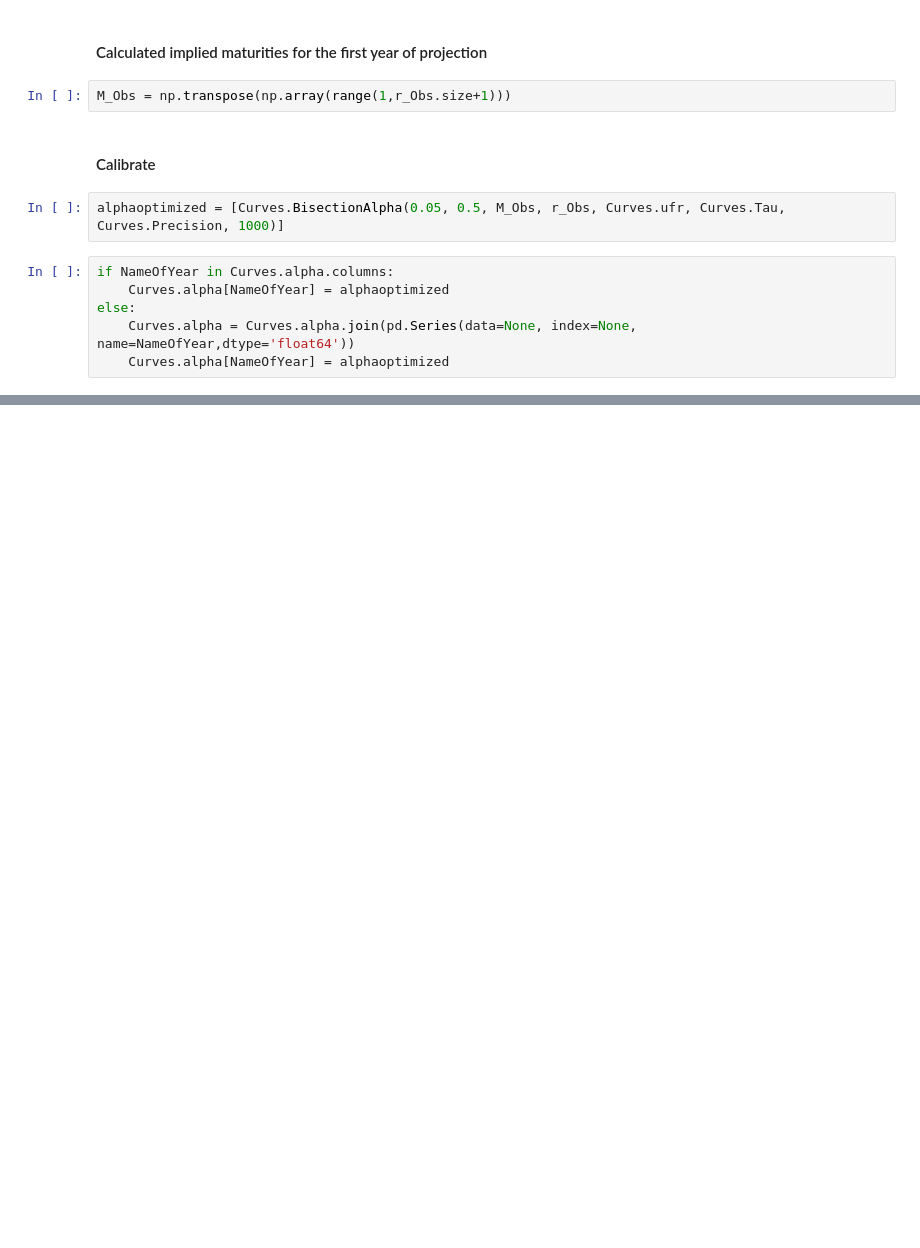
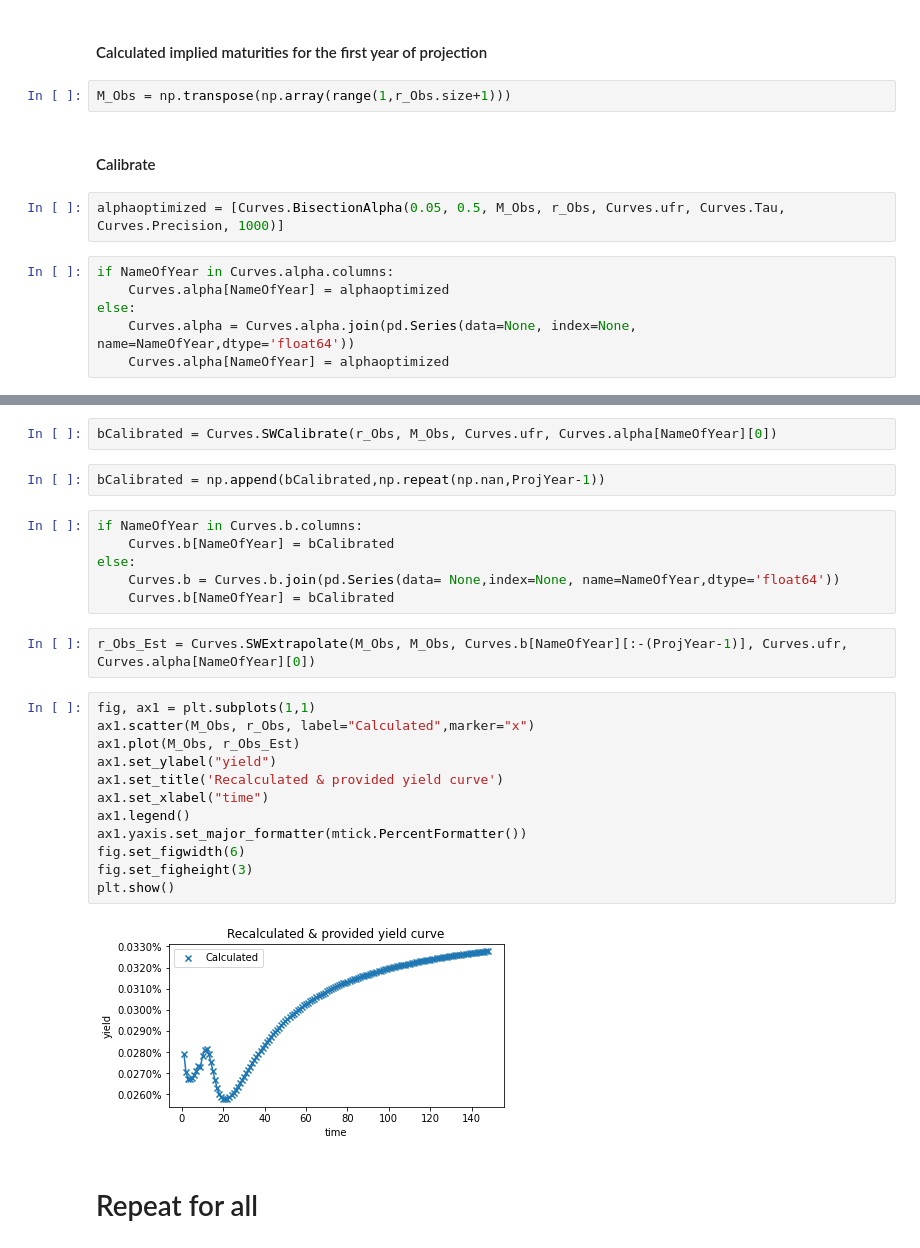
Before and after one commit to open-source-modelling/Open_Source_Economic_Model, a Jupyter notebook: PROTOTYPE CALIBRATION AND PROJECTION.ipynb, the cells around one changed output, grey strips where cells are left out. Drawn from its saved outputs; the diff is of its cells as text; blank space fills up the shorter version.

```diff
--- a/PROTOTYPE CALIBRATION AND PROJECTION.ipynb
+++ b/PROTOTYPE CALIBRATION AND PROJECTION.ipynb
@@ -133,0 +152,28 @@ plt.show()
+# %%
+bCalibrated = Curves.SWCalibrate(r_Obs, M_Obs, Curves.ufr, Curves.alpha[NameOfYear][0])
+# %%
+bCalibrated = np.append(bCalibrated,np.repeat(np.nan,ProjYear-1))
+# %%
+if NameOfYear in Curves.b.columns:
+    Curves.b[NameOfYear] = bCalibrated
+else:
+    Curves.b = Curves.b.join(pd.Series(data= None,index=None, name=NameOfYear,dtype='float64'))
+    Curves.b[NameOfYear] = bCalibrated
+# %%
+r_Obs_Est = Curves.SWExtrapolate(M_Obs, M_Obs, Curves.b[NameOfYear][:-(ProjYear-1)], Curves.ufr, Curves.alpha[NameOfYear][0])
+# %%
+fig, ax1 = plt.subplots(1,1)
+ax1.scatter(M_Obs, r_Obs, label="Calculated",marker="x")
+ax1.plot(M_Obs, r_Obs_Est)
+ax1.set_ylabel("yield")
+ax1.set_title('Recalculated & provided yield curve')
+ax1.set_xlabel("time")
+ax1.legend()
+ax1.yaxis.set_major_formatter(mtick.PercentFormatter())
+fig.set_figwidth(6)
+fig.set_figheight(3)
+plt.show()
+# %% [output]
+[figure, added]
+# %% [markdown]
+# Repeat for all
```
Also changed, not shown: parts of 16 cells of this notebook.
